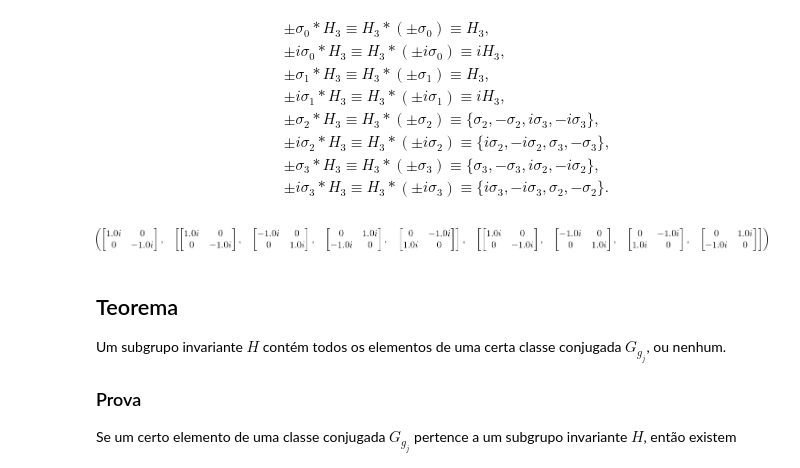
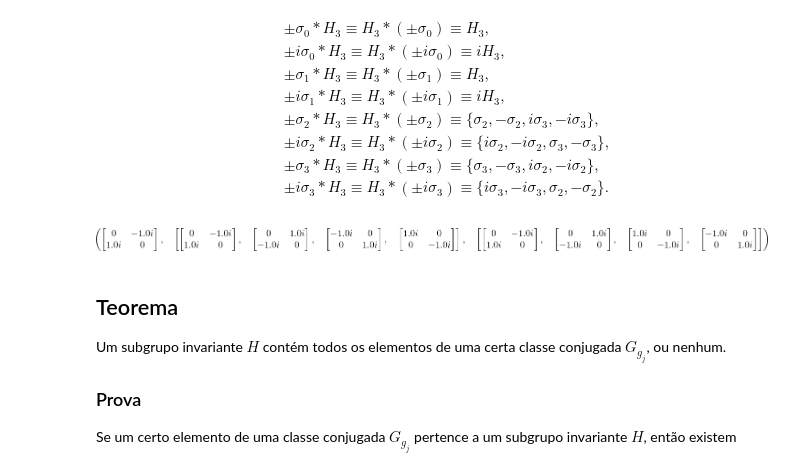
Before and after one commit to jonasmaziero/teoria_de_grupos, a Jupyter notebook: 01_grupos.ipynb, the cells around one changed output. Saved outputs shown, nothing was run; the diff lists cells and outputs as text; code cells hidden in the pictures.

```diff
--- a/01_grupos.ipynb
+++ b/01_grupos.ipynb
@@ -235,7 +235,7 @@ GpGpi = [Matrix([[0,0],[0,0]])]*16; GpiGp = [Matrix([[0,0],[0,0]])]*16 # inicial
 for k in range(0,16): # verifica os inversos
     GpGpi[k] = Gp[k]*Gpi[k]; GpiGp[k] = Gpi[k]*Gp[k]
 Ggj = [Matrix([[0,0],[0,0]])]*16 # inicialização
-j = 4
+j = 5
 for k in range(0,16):
     Ggj[k] = Gp[k]*Gp[j]*Gpi[k]
 # %%
@@ -317,12 +317,12 @@ _OBS:_ Note que não exigimos que $g_{j}*h_{k}*g_{j}^{-1}=h_{k}\text{ }\forall h
 # %%
 H3 = [s0,-s0,s1,-s1]
 def H3e(j):
     return [Gp[j]*H3[0],Gp[j]*H3[1],Gp[j]*H3[2],Gp[j]*H3[3]]
 def H3d(j):
     return [H3[0]*Gp[j],H3[1]*Gp[j],H3[2]*Gp[j],H3[3]*Gp[j]]
-j = 14; Gp[j], H3e(j), H3d(j)
+j = 8; Gp[j], H3e(j), H3d(j)
 # %% [output]
-[figure, old version]
+[figure, new version]
 # %% [markdown]
 ## Teorema
 Um subgrupo invariante $H$ contém todos os elementos de uma certa classe conjugada $G_{g_{j}}$, ou nenhum.
```
Also changed, not shown: parts of 1 cell of this notebook, 3 other files.
